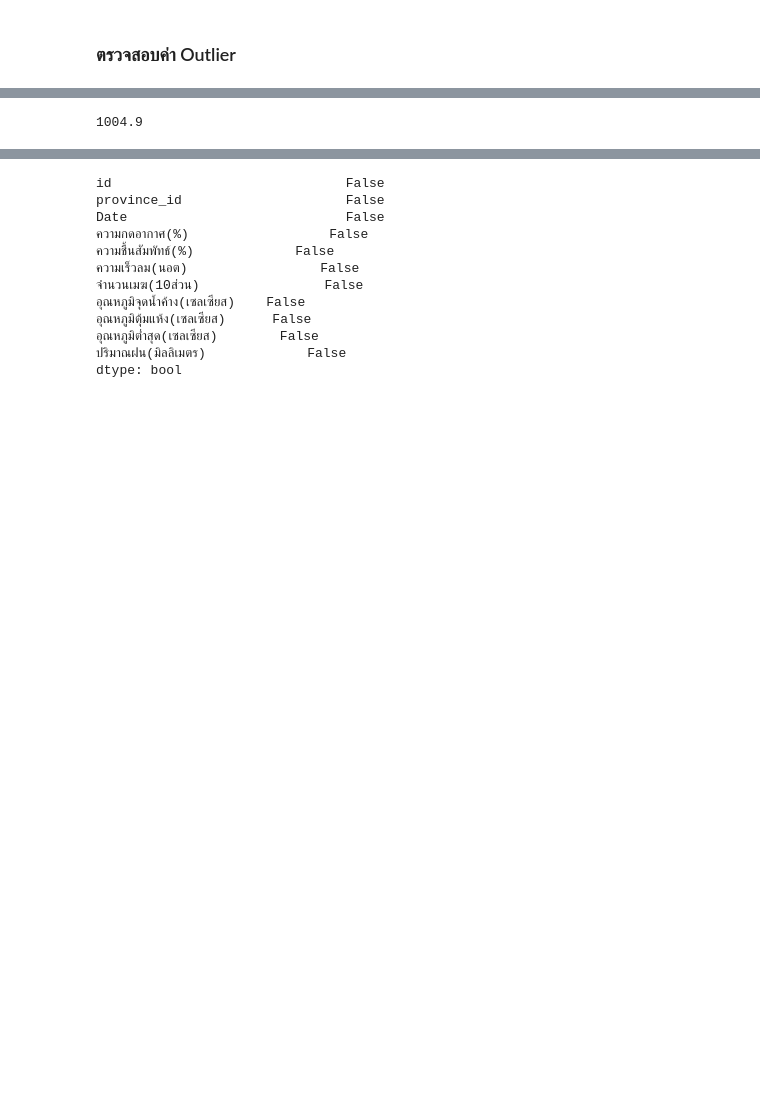
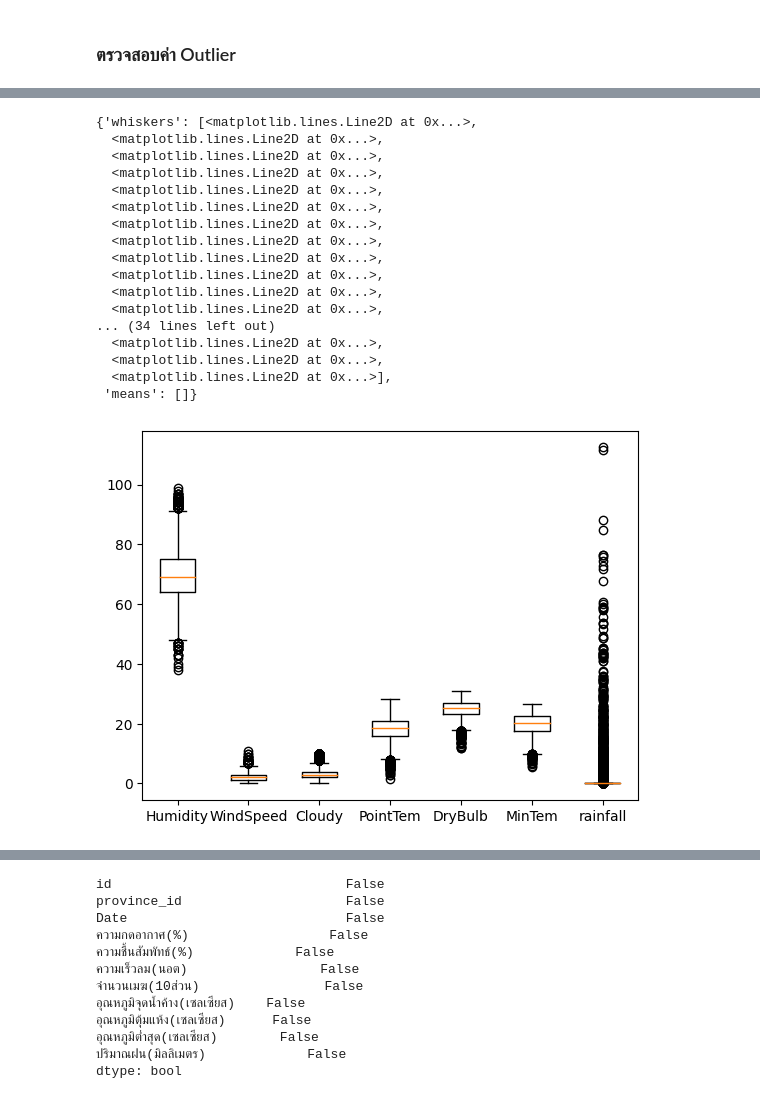
Before and after one commit to Tonry12/data_science_bootcamp_8_tonnaw, a Jupyter notebook: lo.ipynb, the cells around one changed output, grey strips where cells are left out. Drawn from its saved outputs; the diff is of its cells as text; code cells hidden in the pictures; blank space fills up the shorter version.

```diff
--- a/lo.ipynb
+++ b/lo.ipynb
@@ -1765,5 +1713,0 @@ ret_press_u
-# %%
-ret_press_l = ret_press['whiskers'][0].get_ydata()[1]
-ret_press_l
-# %% [output]
-1004.9
@@ -1771,0 +1714,28 @@ out_press = data_completed[data_completed['ความกดอากาศ(%)'
+# %%
+plt.boxplot([data_completed['ความชื้นสัมพัทธ์(%)'],
+             data_completed['ความเร็วลม(นอต)'],
+             data_completed['จำนวนเมฆ(10ส่วน)'],
+             data_completed['อุณหภูมิจุดน้ำค้าง(เซลเซียส)'],
+             data_completed['อุณหภูมิตุ้มแห้ง(เซลเซียส)'],
+             data_completed['อุณหภูมิต่ำสุด(เซลเซียส)'],
+             data_completed['ปริมาณฝน(มิลลิเมตร)']],
+             labels=['Humidity', 'WindSpeed', 'Cloudy', 'PointTem', 'DryBulb', 'MinTem', 'rainfall'])
+# %% [output]
+{'whiskers': [<matplotlib.lines.Line2D at 0x...>,
+  <matplotlib.lines.Line2D at 0x...>,
+  <matplotlib.lines.Line2D at 0x...>,
+  <matplotlib.lines.Line2D at 0x...>,
+  <matplotlib.lines.Line2D at 0x...>,
+  <matplotlib.lines.Line2D at 0x...>,
+  <matplotlib.lines.Line2D at 0x...>,
+  <matplotlib.lines.Line2D at 0x...>,
+  <matplotlib.lines.Line2D at 0x...>,
+  <matplotlib.lines.Line2D at 0x...>,
+  <matplotlib.lines.Line2D at 0x...>,
+  <matplotlib.lines.Line2D at 0x...>,
+... (34 lines left out)
+  <matplotlib.lines.Line2D at 0x...>,
+  <matplotlib.lines.Line2D at 0x...>,
+  <matplotlib.lines.Line2D at 0x...>],
+ 'means': []}
+[figure, added]
```
Also changed, not shown: parts of 42 cells of this notebook.
